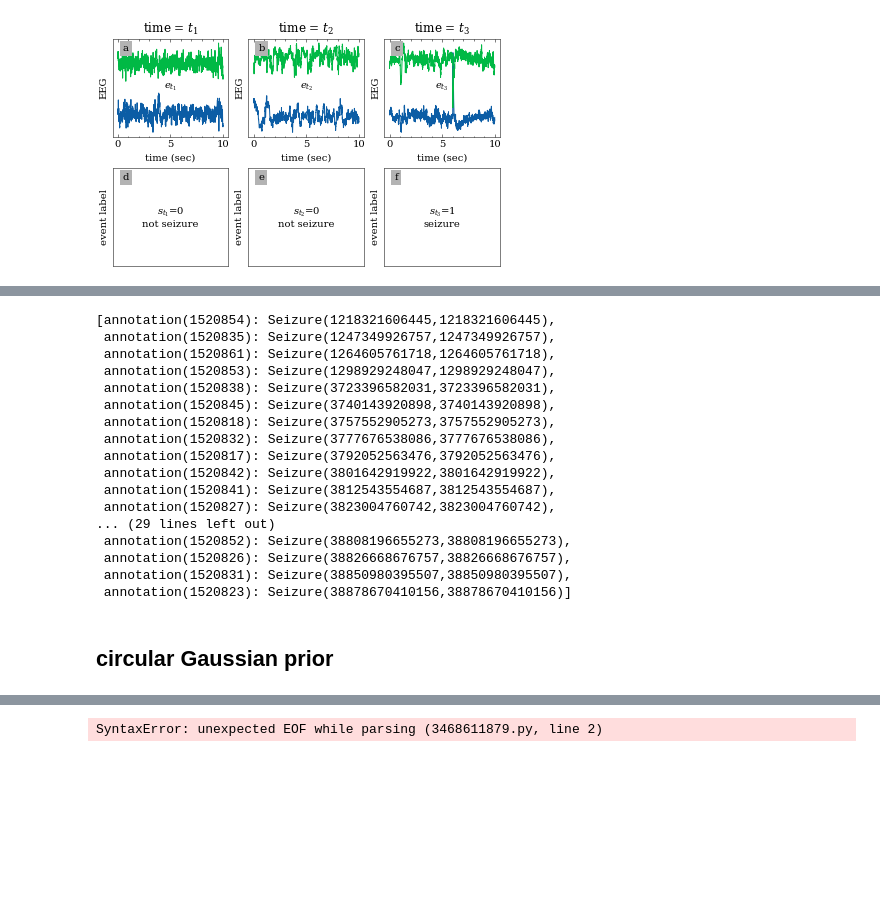
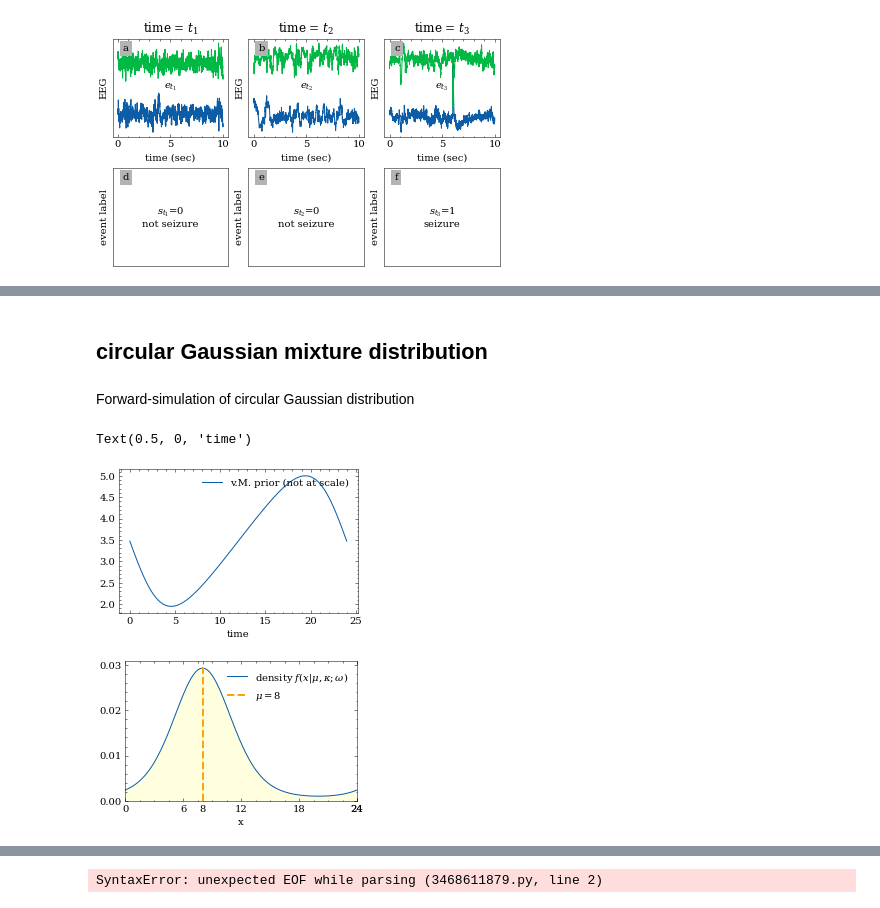
Before and after one commit to noamsgl/msc, a Jupyter notebook: thesis/bsle/bsle_main.ipynb, the cells around one changed output, grey strips where cells are left out. Saved outputs shown, nothing was run; the diff lists cells and outputs as text; code cells hidden in the pictures; blank space fills up the shorter version.

Commit message:
add plot long vm

```diff
--- a/thesis/bsle/bsle_main.ipynb
+++ b/thesis/bsle/bsle_main.ipynb
@@ -159,22 +105,45 @@ plt.plot(sample)
-# %%
-ds.get_annotations('seizures')
-# %% [output]
-[annotation(1520854): Seizure(1218321606445,1218321606445),
- annotation(1520835): Seizure(1247349926757,1247349926757),
- annotation(1520861): Seizure(1264605761718,1264605761718),
- annotation(1520853): Seizure(1298929248047,1298929248047),
- annotation(1520838): Seizure(3723396582031,3723396582031),
- annotation(1520845): Seizure(3740143920898,3740143920898),
- annotation(1520818): Seizure(3757552905273,3757552905273),
- annotation(1520832): Seizure(3777676538086,3777676538086),
- annotation(1520817): Seizure(3792052563476,3792052563476),
- annotation(1520842): Seizure(3801642919922,3801642919922),
- annotation(1520841): Seizure(3812543554687,3812543554687),
- annotation(1520827): Seizure(3823004760742,3823004760742),
-... (29 lines left out)
- annotation(1520852): Seizure(38808196655273,38808196655273),
- annotation(1520826): Seizure(38826668676757,38826668676757),
- annotation(1520831): Seizure(38850980395507,38850980395507),
- annotation(1520823): Seizure(38878670410156,38878670410156)]
 # %% [markdown]
-## circular Gaussian prior
+## circular Gaussian mixture distribution
+# %% [markdown]
+Forward-simulation of circular Gaussian distribution
+# %%
+fig = plt.figure(figsize=set_size(309))
+
+weights = np.arange(24)
+X = np.linspace(0, 24, 100)
+y = vm_mixture(X, weights)
+y = 5 * y / max(y)  # TODO: make this same height as bar chart
+plt.plot(X, y, label="v.M. prior (not at scale)")
+legend = plt.legend(loc="upper right", framealpha=1)
+# TODO: fix facecolor to white
+frame = legend.get_frame()
+frame.set_facecolor("white")
+plt.xlabel("time")
+# plt.title("")
+# %% [output]
+Text(0.5, 0, 'time')
+[figure, added]
+# %%
+def plot_vmdensity(width, N=24, mu=8, k=1 / 0.6):
+    X = np.linspace(0, N, 100)
+    y = vm_density(X, mu=mu, k=k)
+
+    # prepare figure
+    fig = plt.figure(figsize=set_size(width))
+    plt.plot(X, y, label="density $f(x | \mu, \kappa ; \omega)$")
+    plt.fill_between(X, y, color="lightyellow")
+    plt.vlines(
+        [mu], 0, max(y), linestyles="dashed", colors="orange", lw=2, label=f"$\mu={mu}$"
+    )
+    plt.xlabel("x")
+    extraticks = [mu, N]
+    plt.xticks([0, 6, 12, 18, 24] + extraticks)
+    plt.xlim(0, N)
+    plt.ylim(bottom=0)
+    plt.legend()
+
+plot_vmdensity(150)
+
+# plt.savefig(f"{config['path']['figures']}/bsle_intro/vm_density.pdf", bbox_inches="tight")
+# %% [output]
+[figure, added]
```
Also changed, not shown: parts of 17 cells of this notebook, 1 other file.
